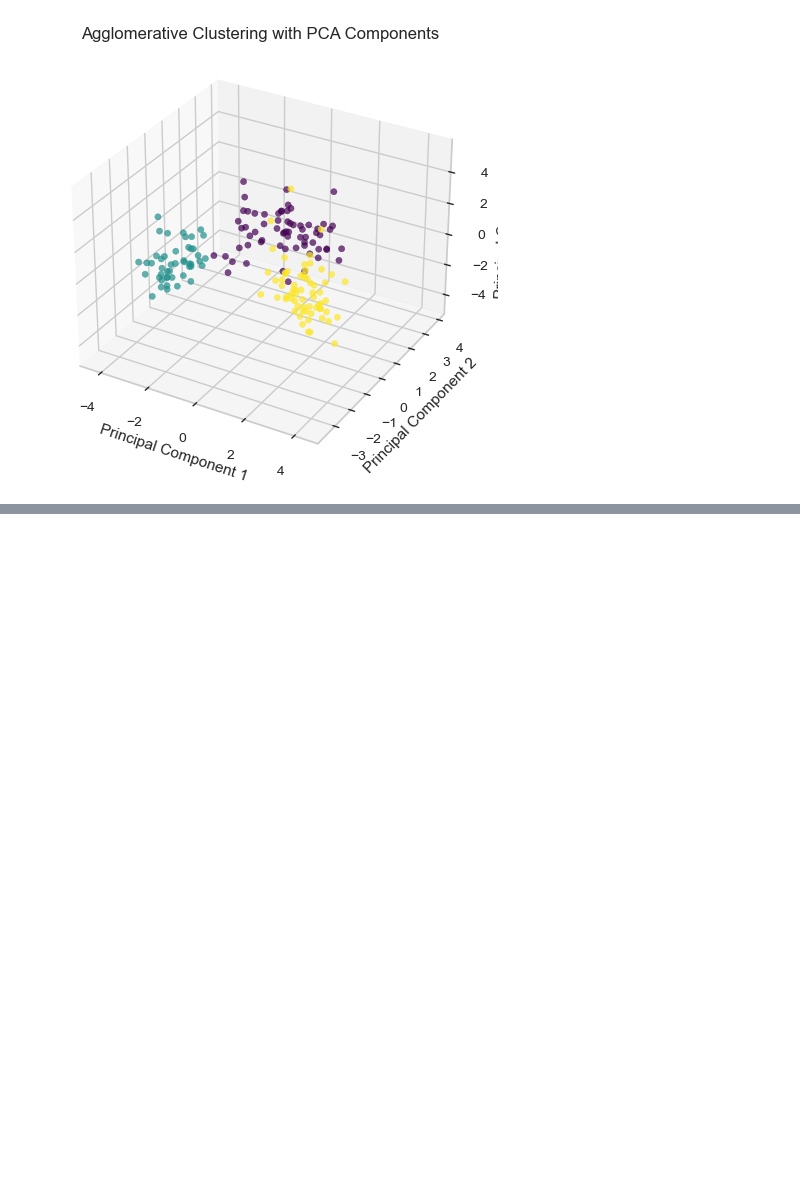
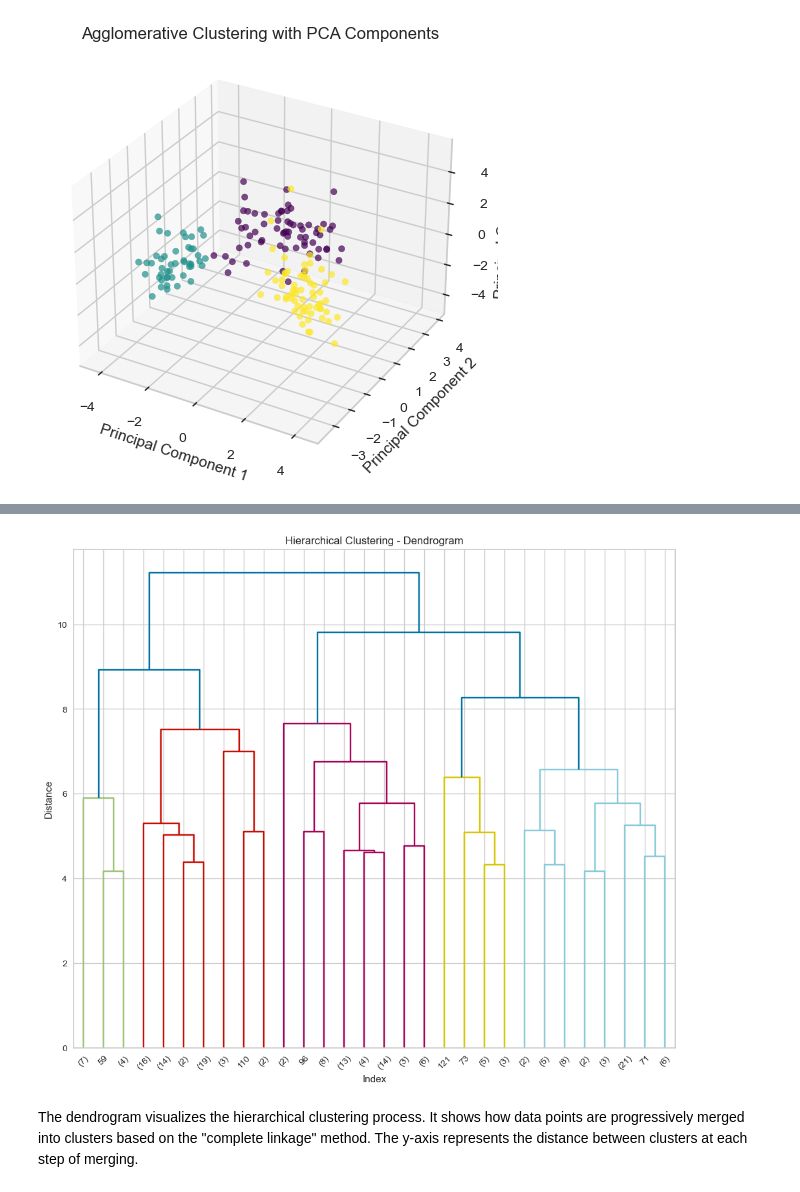
Before and after one commit to ayberkozcan/clustering-exercises, a Jupyter notebook: Analyzing Wines/clustering_wines.ipynb, the cells around one changed output, grey strips where cells are left out. Saved outputs shown, nothing was run; the diff lists cells and outputs as text; code cells hidden in the pictures; blank space fills up the shorter version.

Commit message:
Update clustering_wines.ipynb
Hierarchical Clustering

```diff
--- a/Analyzing Wines/clustering_wines.ipynb
+++ b/Analyzing Wines/clustering_wines.ipynb
@@ -391,0 +396,5 @@ plt.show()
+# %%
+hc_complete = linkage(df, "complete")
+
+print("\nHierarchical Clustering (Complete Linkage):\n")
+print(np.vstack((hc_complete[:5], hc_complete[-5:])))
@@ -391,0 +414,18 @@ plt.show()
+# %%
+plt.figure(figsize=(12, 10))
+plt.title("Hierarchical Clustering - Dendrogram")
+plt.xlabel("Index")
+plt.ylabel("Distance")
+
+dendrogram(
+    hc_complete,
+    leaf_font_size=10,
+    truncate_mode="lastp",
+    p=30
+)
+
+plt.show()
+# %% [output]
+[figure, added]
+# %% [markdown]
+The dendrogram visualizes the hierarchical clustering process. It shows how data points are progressively merged into clusters based on the "complete linkage" method. The y-axis represents the distance between clusters at each step of merging.
```
Also changed, not shown: parts of 8 cells of this notebook.
